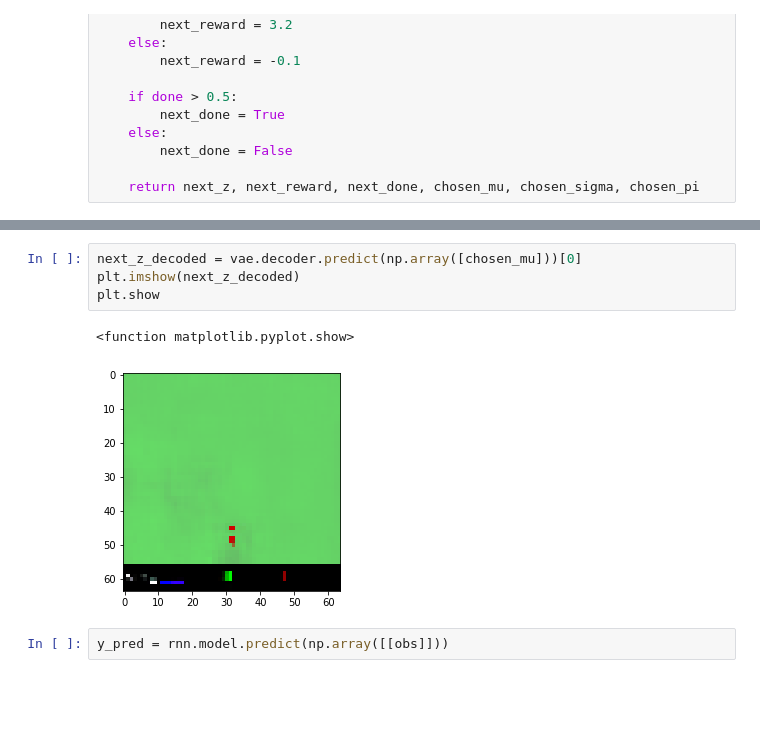
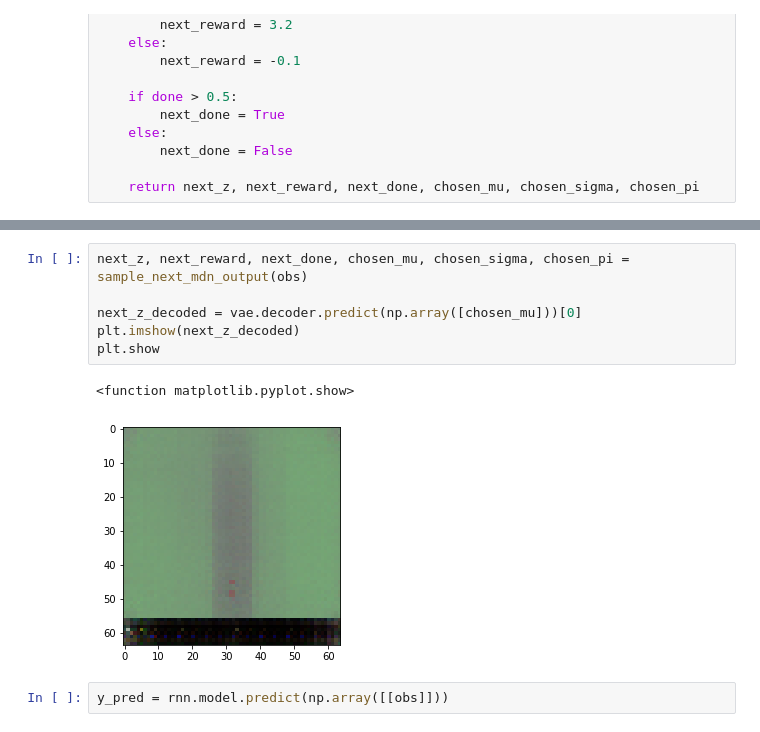
Before and after one commit to AppliedDataSciencePartners/WorldModels, a Jupyter notebook: check_rnn.ipynb, the cells around one changed output, grey strips where cells are left out. Cells and saved outputs as stored; diff of their text form; blank space fills up the shorter version.

```diff
--- a/check_rnn.ipynb
+++ b/check_rnn.ipynb
@@ -175,10 +194,12 @@ plt.show
 # %%
+next_z, next_reward, next_done, chosen_mu, chosen_sigma, chosen_pi = sample_next_mdn_output(obs)
+
 next_z_decoded = vae.decoder.predict(np.array([chosen_mu]))[0]
 plt.imshow(next_z_decoded)
 plt.show
 # %% [output]
 <function matplotlib.pyplot.show>
-[figure, old version]
+[figure, new version]
 # %%
 y_pred = rnn.model.predict(np.array([[obs]]))
 # %%
```
Also changed, not shown: parts of 12 cells of this notebook, 7 other files.
